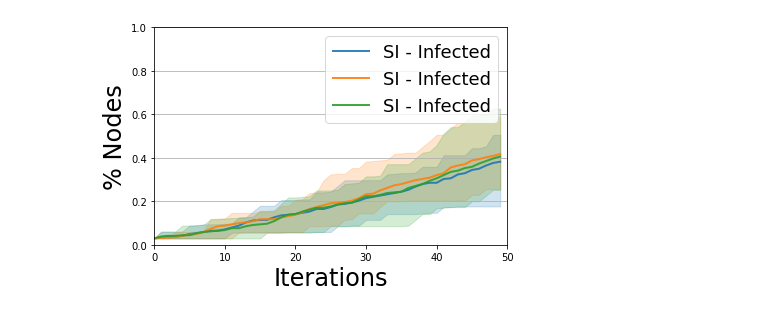
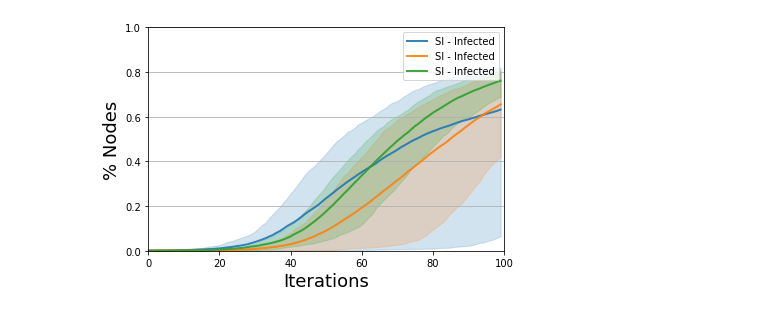
Before and after one commit to amshoo/python, a Jupyter notebook: epi/epi1.ipynb, the cells around one changed output. Drawn from its saved outputs; the diff is of its cells as text; code cells hidden in the pictures.

```diff
--- a/epi/epi1.ipynb
+++ b/epi/epi1.ipynb
@@ -10,7 +10,11 @@ import warnings
 warnings.filterwarnings("ignore")
 
 # Network topology
-g = nx.karate_club_graph()
+#g = nx.karate_club_graph()
+fh=open("email.txt", 'rb')
+G = nx.read_weighted_edgelist(fh,nodetype=None, encoding='utf-8')
+fh.close()
+g = nx.convert_node_labels_to_integers(G, first_label=0, ordering="default", label_attribute = None)
 
 # Model selection
 model = si.SIModel(g)
@@ -20,7 +24,7 @@ cfg = mc.Configuration()
 cfg.add_model_parameter('beta', 0.01)
 
 
-infected_nodes = [33]
+infected_nodes = [16]
 cfg.add_model_initial_configuration("Infected", infected_nodes)
 model.set_initial_status(cfg)
 
@@ -28,7 +32,7 @@ model.set_initial_status(cfg)
 #iterations = model.iteration_bunch(1000)
 
 
-trends = multi_runs(model, execution_number=10, iteration_number=50, nprocesses=4)
+trends = multi_runs(model, execution_number=10, iteration_number=100, nprocesses=4)
 #trends = model.build_trends(iterations)
 
 # 2° Model selection
@@ -38,13 +42,13 @@ model1 = si.SIModel(g)
 cfg = mc.Configuration()
 cfg.add_model_parameter('beta', 0.01)
 
-infected_nodes2 = [32]
+infected_nodes2 = [341]
 cfg.add_model_initial_configuration("Infected", infected_nodes2)
 model1.set_initial_status(cfg)
 
 # 3° Simulation execution
 #iterations = model1.iteration_bunch(1000)
-trends1  = multi_runs(model, execution_number=10, iteration_number=50, nprocesses=4)
+trends1  = multi_runs(model, execution_number=10, iteration_number=100, nprocesses=4)
 
 # 3° Model selection
 model2 = si.SIModel(g)
@@ -53,19 +57,19 @@ model2 = si.SIModel(g)
 cfg = mc.Configuration()
 cfg.add_model_parameter('beta', 0.01)
 
-infected_nodes3 = [31]
-cfg.add_model_initial_configuration("Infected", infected_nodes2)
+infected_nodes3 = [333]
+cfg.add_model_initial_configuration("Infected", infected_nodes3)
 model1.set_initial_status(cfg)
 
 # 3° Simulation execution
 #iterations = model1.iteration_bunch(1000)
-trends2  = multi_runs(model, execution_number=10, iteration_number=50, nprocesses=4)
-
-from ndlib.viz.mpl.TrendComparison import DiffusionTrendComparison
-viz = DiffusionTrendComparison([model, model1, model2], [trends, trends1, trends2], statuses=['Infected'])
-viz.plot()
+trends2  = multi_runs(model, execution_number=10, iteration_number=100, nprocesses=4)
-# %% [output]
-[figure, removed]
+# %%
+from ndlib.viz.mpl.TrendComparison import DiffusionTrendComparison
+viz = DiffusionTrendComparison([model, model1, model2], [trends, trends1, trends2], statuses=['Infected'])
+viz.plot(percentile=90)
+# %% [output]
+[figure, added]
 # %%
 from ndlib.viz.mpl.PrevalenceComparison import DiffusionPrevalenceComparison
 viz = DiffusionPrevalenceComparison([model, model1, model2], [trends, trends1, trends2], statuses=['Infected'])
```
Also changed, not shown: parts of 1 cell of this notebook, 10 other files.
